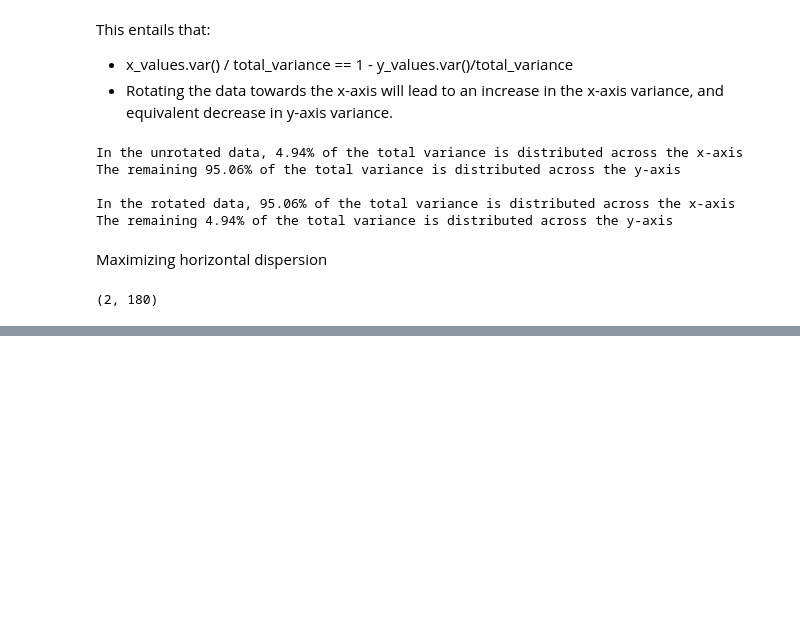
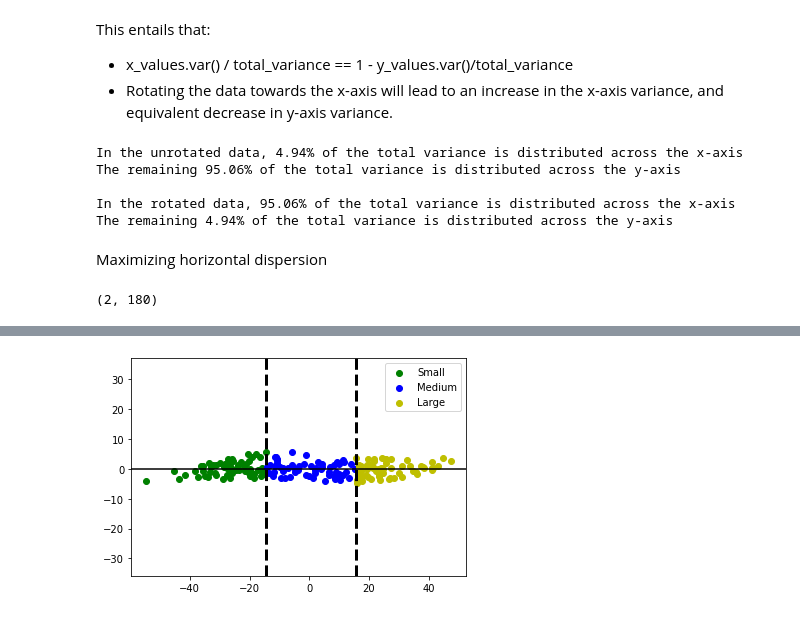
Before and after one commit to ambreen2006/DS_bookcamp_exploration, a Jupyter notebook: DS_BookCamp_DimensionalityReduction.ipynb, the cells around one changed output, grey strips where cells are left out. Saved outputs shown, nothing was run; the diff lists cells and outputs as text; code cells hidden in the pictures; blank space fills up the shorter version.

```diff
--- a/DS_BookCamp_DimensionalityReduction.ipynb
+++ b/DS_BookCamp_DimensionalityReduction.ipynb
@@ -175,0 +199,26 @@ Text(0.5, 0, 'Angle (degrees)')
+# %%
+def plot_customer_segments(horizontal_2d_data):
+  small, medium, large = [], [], []
+  cluster_labels = ['Small', 'Medium', 'Large']
+  for x_value, y_value in horizontal_2d_data:
+    if x_value <= small_cutoff:
+      small.append([x_value, y_value])
+    elif small_cutoff < x_value < larger_cutoff:
+      medium.append([x_value, y_value])
+    else:
+      large.append([x_value, y_value])
+
+  for i, cluster in enumerate([small, medium, large]):
+    cluster_x_values, cluster_y_values = np.array(cluster).T
+    plt.scatter(cluster_x_values, cluster_y_values,
+                color=['g', 'b', 'y'][i],
+                label=cluster_labels[i])
+
+  plt.axhline(0, c='black')
+  plt.axvline(larger_cutoff, c='black', linewidth=3,
+              linestyle='--')
+  plt.axvline(small_cutoff, c='black', linewidth=3,
+              linestyle='--')
+  plt.axis('equal')
+  plt.legend()
+  plt.show()
@@ -175,0 +246,4 @@ Text(0.5, 0, 'Angle (degrees)')
+# %%
+plot_customer_segments(best_rotated_data.T)
+# %% [output]
+[figure, added]
```
Also changed, not shown: parts of 11 cells of this notebook.
